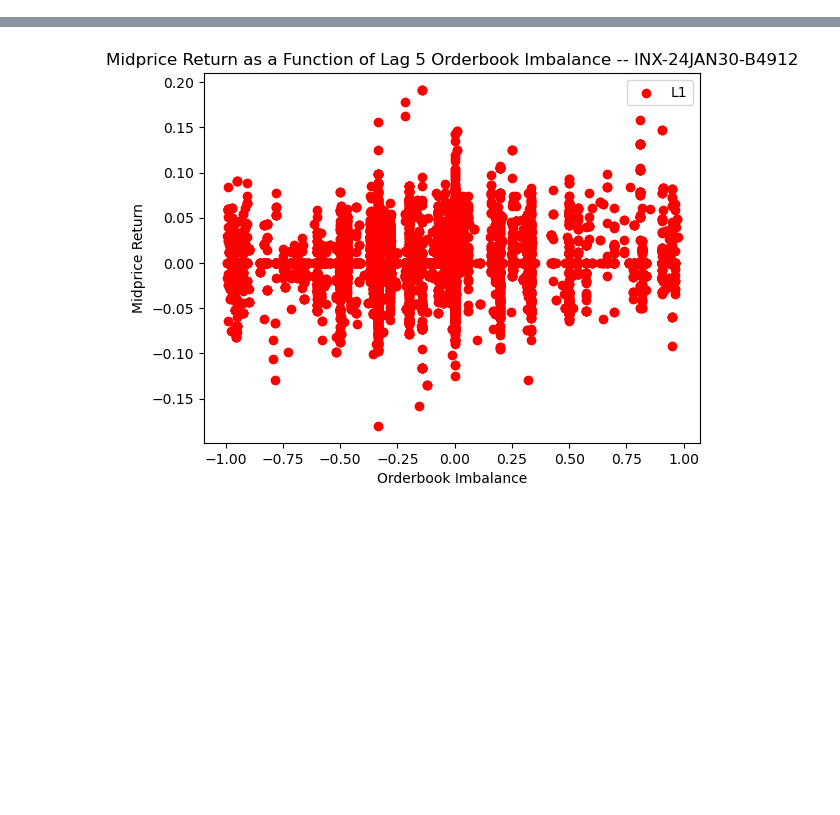
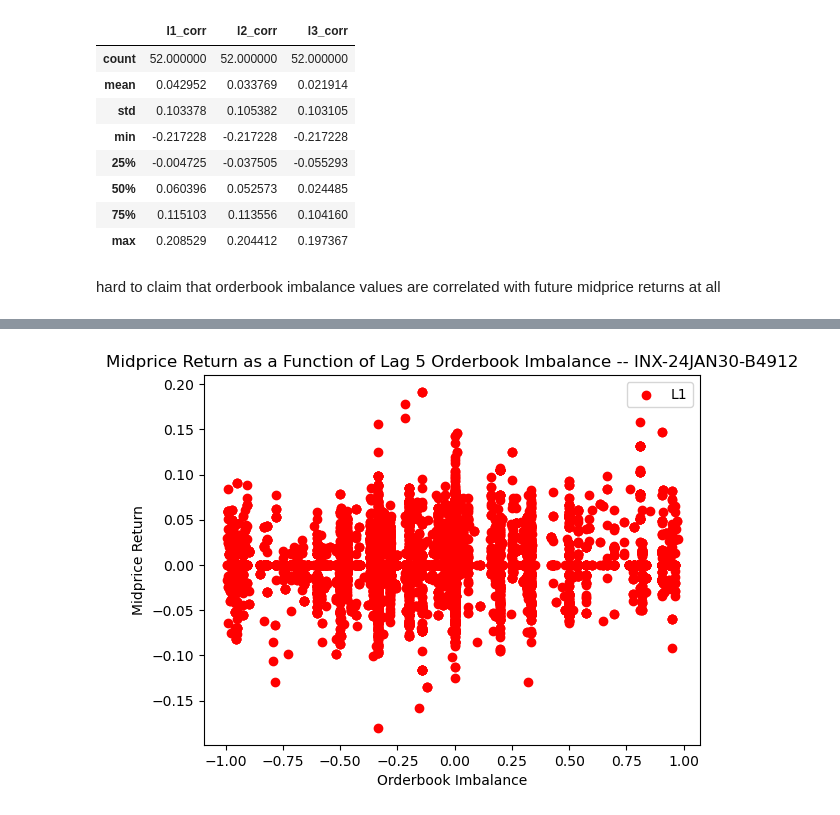
Before and after one commit to ijamil1/kalshi_mm, a Jupyter notebook: exploring_order_book_indicators_predictive_powers.ipynb, the cells around one changed output, grey strips where cells are left out. Saved outputs shown, nothing was run; the diff lists cells and outputs as text; code cells hidden in the pictures; blank space fills up the shorter version.

```diff
--- a/exploring_order_book_indicators_predictive_powers.ipynb
+++ b/exploring_order_book_indicators_predictive_powers.ipynb
@@ -278,3 +301,17 @@ Name: best_bid, Length: 309, dtype: bool
+# %%
+corr_df.describe()
+# %% [output]
+|  | l1_corr | l2_corr | l3_corr |
+| count | 52.000000 | 52.000000 | 52.000000 |
+| mean | 0.042952 | 0.033769 | 0.021914 |
+| std | 0.103378 | 0.105382 | 0.103105 |
+| min | -0.217228 | -0.217228 | -0.217228 |
+| 25% | -0.004725 | -0.037505 | -0.055293 |
+| 50% | 0.060396 | 0.052573 | 0.024485 |
+| 75% | 0.115103 | 0.113556 | 0.104160 |
+| max | 0.208529 | 0.204412 | 0.197367 |
+# %% [markdown]
+hard to claim that orderbook imbalance values are correlated with future midprice returns at all
 # %%
 data[data['ticker']==sp500_ticker]
 # %% [output]
```
Also changed, not shown: parts of 16 cells of this notebook.
